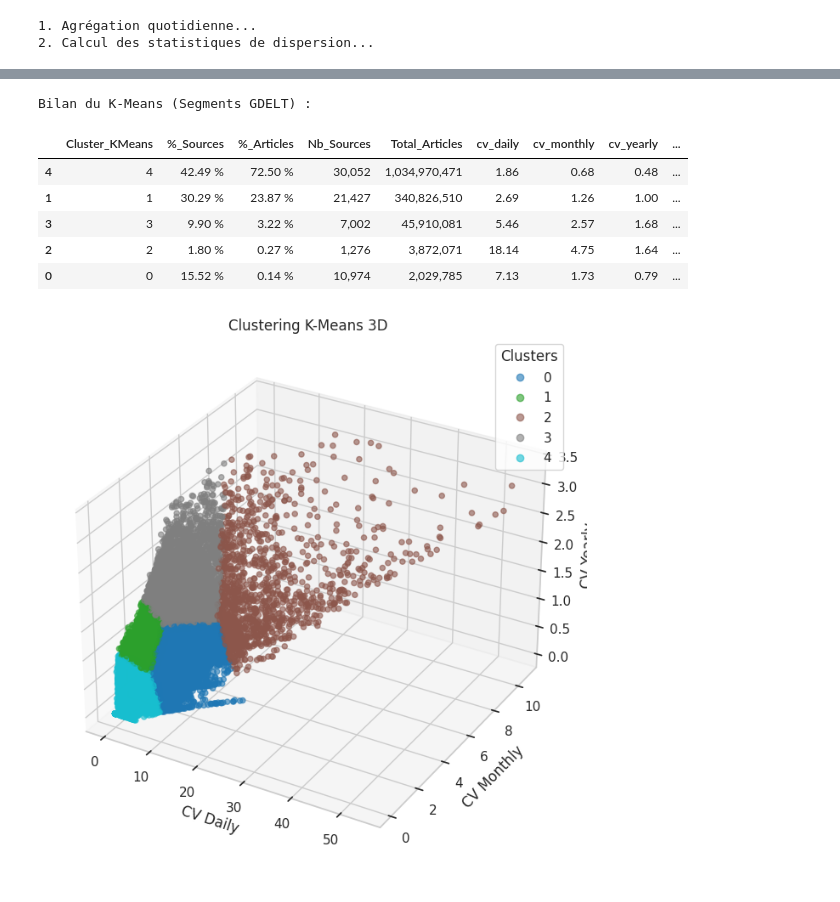
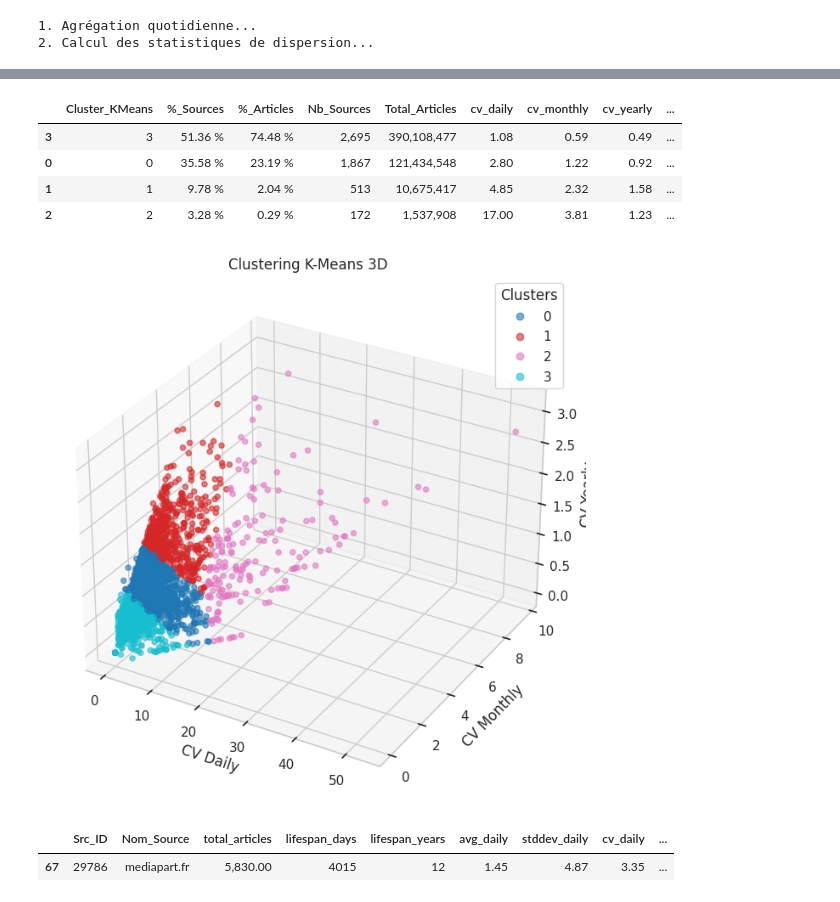
Before and after one commit to clucasmurex/gdelt, a Jupyter notebook: AA_gdelt_explo.ipynb, the cells around one changed output, grey strips where cells are left out. Saved outputs shown, nothing was run; the diff lists cells and outputs as text; code cells hidden in the pictures.

```diff
--- a/AA_gdelt_explo.ipynb
+++ b/AA_gdelt_explo.ipynb
@@ -438,3 +486,7 @@ df_dispersion.to_parquet('sources_dispersion_stats.parquet', index=False)
+# %%
+df_dispersion = pd.read_parquet('sources_dispersion_stats_wiki.parquet')
+df_dispersion_inverse = pd.read_parquet('sources_dispersion_stats_not_in_wiki.parquet')
+df_dispersion_combined = pd.concat([df_dispersion, df_dispersion_inverse], ignore_index=True)
 # %%
 df_dispersion[['cv_daily', 'cv_monthly', 'cv_yearly']].describe(percentiles=[.25, .50, .75, .80, .90, .95])
 # %% [output]
@@ -479,14 +892,10 @@ plt.show()
 # %%
-from sklearn.preprocessing import StandardScaler
-from sklearn.cluster import KMeans
-import pandas as pd
-
 # 1. K-Means Clustering
 X = df_dispersion[['cv_daily', 'cv_monthly', 'cv_yearly']].copy()
 scaler = StandardScaler()
 X_scaled = scaler.fit_transform(X)
 
-kmeans = KMeans(n_clusters=5, random_state=42, n_init='auto')
+kmeans = KMeans(n_clusters=4, random_state=42, n_init='auto')
 df_dispersion['Cluster_KMeans'] = kmeans.fit_predict(X_scaled)
 
 # 2. Préparation des statistiques par cluster
@@ -525,4 +934,23 @@ display(bilan_complet[colonnes].sort_values('%_Articles', ascending=False).style
     '%_Sources': '{:.2f} %', '%_Articles': '{:.2f} %'
 }).background_gradient(subset=['%_Articles'], cmap='Blues') \
   .background_gradient(subset=['%_Sources'], cmap='Purples'))
+fig = plt.figure(figsize=(12, 8))
+ax = fig.add_subplot(111, projection='3d')
+
+scatter = ax.scatter(
+    df_dispersion['cv_daily'],
+    df_dispersion['cv_monthly'],
+    df_dispersion['cv_yearly'],
+    c=df_dispersion['Cluster_KMeans'],
+    cmap='tab10',
+    alpha=0.6
+)
+
+ax.set_xlabel('CV Daily')
+ax.set_ylabel('CV Monthly')
+ax.set_zlabel('CV Yearly')
+
+plt.title("Clustering K-Means 3D")
+plt.legend(*scatter.legend_elements(), title="Clusters")
+plt.show()
 # %% [output]
@@ -532,31 +958,11 @@ or set the environment variable OPENBLAS_NUM_THREADS to 64 or lower
-Bilan du K-Means (Segments GDELT) :
 |  | Cluster_KMeans | %_Sources | %_Articles | Nb_Sources | Total_Articles | cv_daily | cv_monthly | cv_yearly | ... |
-| 4 | 4 | 42.49 % | 72.50 % | 30,052 | 1,034,970,471 | 1.86 | 0.68 | 0.48 | ... |
-| 1 | 1 | 30.29 % | 23.87 % | 21,427 | 340,826,510 | 2.69 | 1.26 | 1.00 | ... |
-| 3 | 3 | 9.90 % | 3.22 % | 7,002 | 45,910,081 | 5.46 | 2.57 | 1.68 | ... |
-| 2 | 2 | 1.80 % | 0.27 % | 1,276 | 3,872,071 | 18.14 | 4.75 | 1.64 | ... |
-| 0 | 0 | 15.52 % | 0.14 % | 10,974 | 2,029,785 | 7.13 | 1.73 | 0.79 | ... |
+| 3 | 3 | 51.36 % | 74.48 % | 2,695 | 390,108,477 | 1.08 | 0.59 | 0.49 | ... |
+| 0 | 0 | 35.58 % | 23.19 % | 1,867 | 121,434,548 | 2.80 | 1.22 | 0.92 | ... |
+| 1 | 1 | 9.78 % | 2.04 % | 513 | 10,675,417 | 4.85 | 2.32 | 1.58 | ... |
+| 2 | 2 | 3.28 % | 0.29 % | 172 | 1,537,908 | 17.00 | 3.81 | 1.23 | ... |
+[figure, added]
-# %%
-import matplotlib.pyplot as plt
-
-fig = plt.figure(figsize=(12, 8))
-ax = fig.add_subplot(111, projection='3d')
-
-scatter = ax.scatter(
-    df_dispersion['cv_daily'],
-    df_dispersion['cv_monthly'],
-    df_dispersion['cv_yearly'],
-    c=df_dispersion['Cluster_KMeans'],
-    cmap='tab10',
-    alpha=0.6
-)
-
-ax.set_xlabel('CV Daily')
-ax.set_ylabel('CV Monthly')
-ax.set_zlabel('CV Yearly')
-
-plt.title("Clustering K-Means 3D")
-plt.legend(*scatter.legend_elements(), title="Clusters")
-plt.show()
-# %% [output]
-[figure, removed]
+# %%
+df_dispersion[df_dispersion['Nom_Source'] == "mediapart.fr"]
+# %% [output]
+|  | Src_ID | Nom_Source | total_articles | lifespan_days | lifespan_years | avg_daily | stddev_daily | cv_daily | ... |
+| 67 | 29786 | mediapart.fr | 5,830.00 | 4015 | 12 | 1.45 | 4.87 | 3.35 | ... |
```
Also changed, not shown: parts of 33 cells of this notebook, 14 other files.
